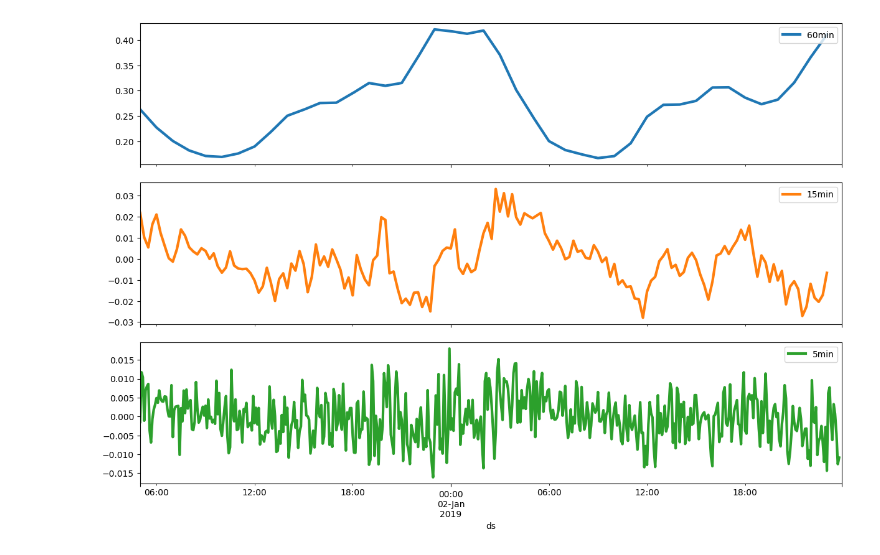
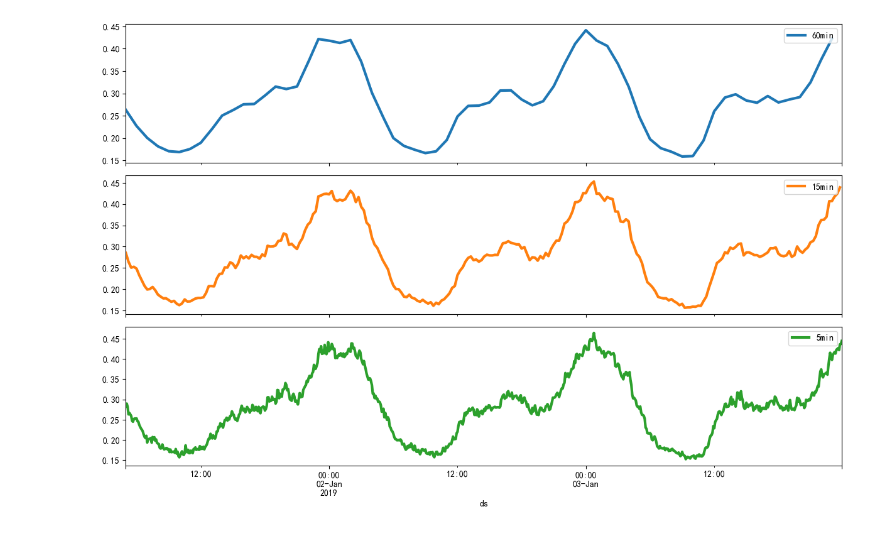
Before and after one commit to WillWang1113/MultiresolutionForecasting, a Jupyter notebook: 01-EDA.ipynb, the cells around one changed output. Drawn from its saved outputs; the diff is of its cells as text; code cells hidden in the pictures.

```diff
--- a/01-EDA.ipynb
+++ b/01-EDA.ipynb
@@ -34,27 +14,0 @@ NameError: name 'pd' is not defined
-# %%
-fig, axs = plt.subplots()
-# axs = axs.flatten()
-df_power = logit_normalise(df_power, cols = df_power.columns)
-for i in range(1):
-    # axs[i].hist(df_power[site_ids[i]+"-LNT"], bins="auto")
-    # df_power.drop(columns=[site_ids[i]], inplace=True)
-    # axs[i].plot(df_wind.iloc[:,i])
-    axs.plot(df_power.iloc[:3000,i])
-    # axs[i].scatter(df_wind.iloc[:,i], df_power.iloc[:,i])
-fig.tight_layout()
-# %%
-df_power = pd.read_csv("datasets/wtk_power.csv",
-                           parse_dates=True,
-                           infer_datetime_format=True,
-                           index_col=0).values
-print(df_power)
-# df_power = df_power[:24*12*2]
-N = len(df_power)
-SAMPLE_RATE = 1/300 * 2 * np.pi
-fig, axs = plt.subplots(4,5,figsize=[5*5, 4*4])
-axs = axs.flatten()
-for i in range(20):
-    yf = rfft(df_power[:,i].flatten())
-    xf = rfftfreq(N, 1/SAMPLE_RATE)
-    axs[i].plot(xf, yf)
-fig.tight_layout()
@@ -133,7 +17,7 @@ import pandas as pd
 import matplotlib.pyplot as plt
 df = pd.read_csv("datasets/MFRED_wiztemp.csv",index_col=0, parse_dates=True)[["value"]]
 # df = df.interpolate()
-df = df["2019-01-01":"2019-01-02"]
+df = df["2019-01-01":"2019-01-03"]
 fig, axs = plt.subplots(3, figsize=[12,8], sharex=True)
 df_15min = df.resample("15min").mean()
 df_15min = df_15min.resample("5min").mean().interpolate()
@@ -143,16 +27,15 @@ df_60min = df_60min.resample("5min").mean().interpolate()
 df_60min.columns=["60min"]
 df.columns=["5min"]
 df = pd.concat([df, df_15min,df_60min],axis=1)
-print(df)
-fig.tight_layout()
 
-df["15res"] = df["15min"]-df["60min"]
-df["5res"] = df["5min"]-df["15min"]
-df.plot(y="5res", c="C2", label="5min", lw=3, ax=axs[2])
-df.plot(y="15res", c="C1", label="15min", lw=3, ax=axs[1])
+# df["15res"] = df["15min"]-df["60min"]
+# df["5res"] = df["5min"]-df["15min"]
+df.plot(y="5min", c="C2", label="5min", lw=3, ax=axs[2])
+df.plot(y="15min", c="C1", label="15min", lw=3, ax=axs[1])
 df.plot(y="60min",  c="C0", label="60min", lw=3, ax=axs[0])
 for i in range(3):
     axs[i].legend(loc=1)
+fig.tight_layout()
 # %% [output]
                          5min     15min     60min
 ds
@@ -172 +55 @@ ds
-[figure, old version]
+[figure, new version]
```
Also changed, not shown: parts of 8 cells of this notebook, 11 other files.
